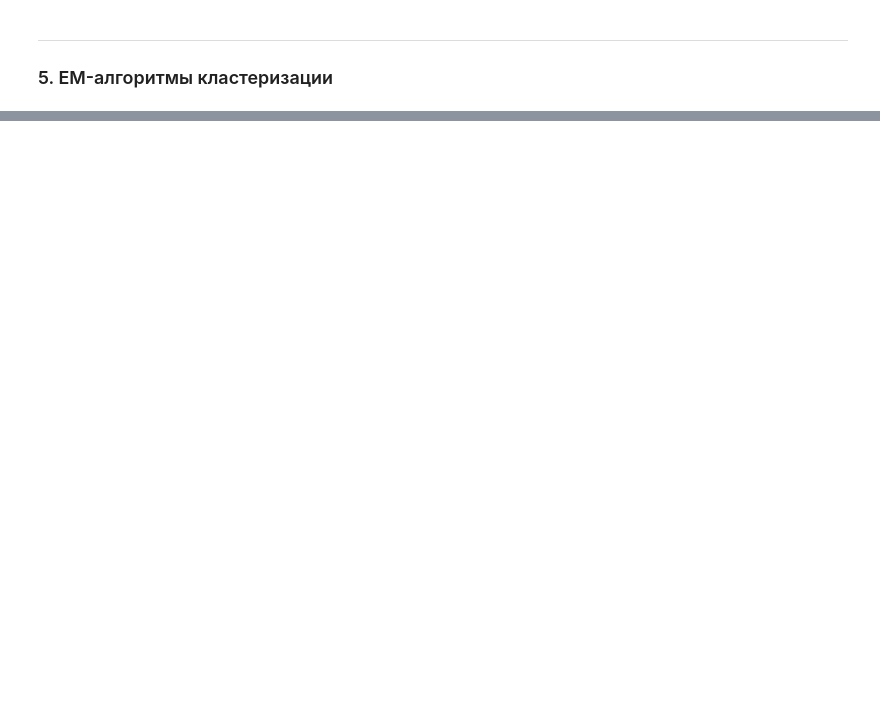
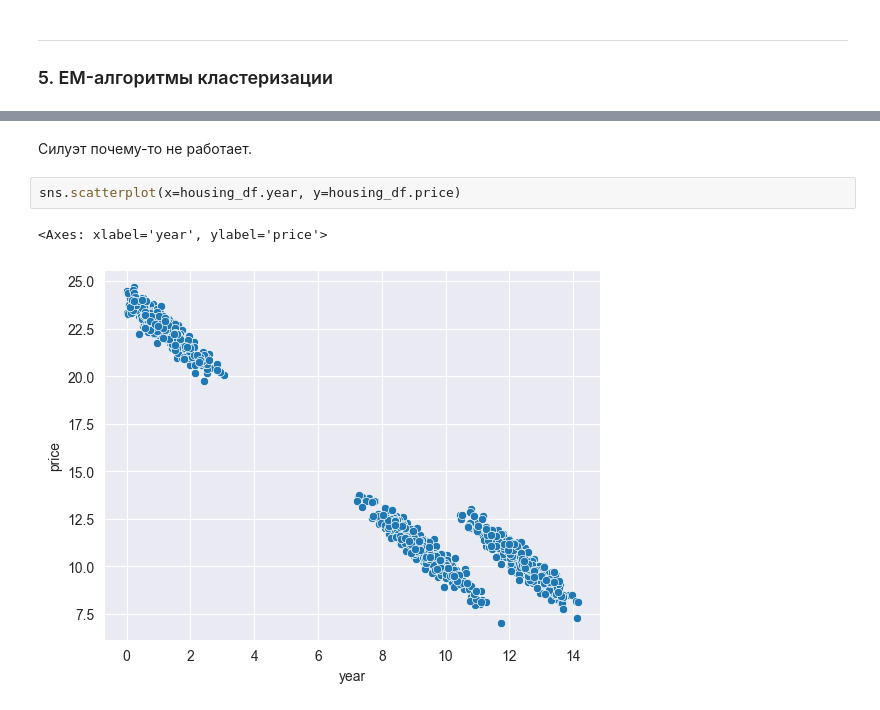
Before and after one commit to Blooodniy/SF_DS, a Jupyter notebook: ML/ML-4. Обучение без учителя кластеризация и техники понижения размерности/ML-4.ipynb, the cells around one changed output, grey strips where cells are left out. Saved outputs shown, nothing was run; the diff lists cells and outputs as text; blank space fills up the shorter version.

```diff
--- a/ML/ML-4. Обучение без учителя кластеризация и техники понижения размерности/ML-4.ipynb
+++ b/ML/ML-4. Обучение без учителя кластеризация и техники понижения размерности/ML-4.ipynb
@@ -319,0 +419,7 @@ agglomerative_clustering.labels_
+# %% [markdown]
+Силуэт почему-то не работает.
+# %%
+sns.scatterplot(x=housing_df.year, y=housing_df.price)
+# %% [output]
+<Axes: xlabel='year', ylabel='price'>
+[figure, added]
```
Also changed, not shown: parts of 26 cells of this notebook, 1 other file.
